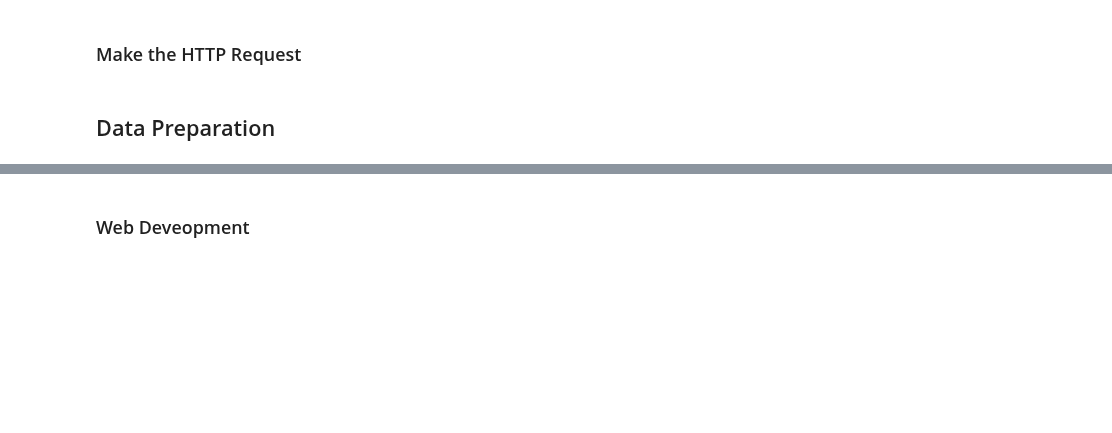
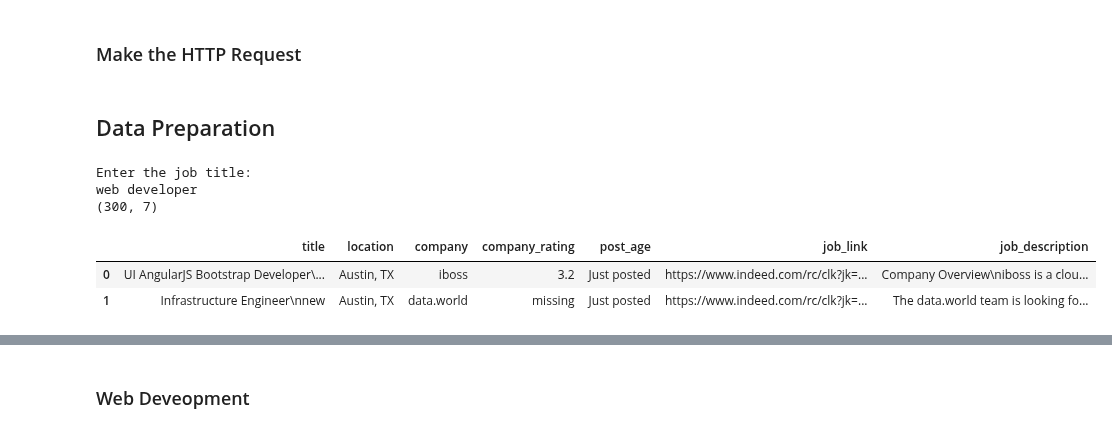
Before and after one commit to Blue-Owl-Data/Job-Search-Dashboard, a Jupyter notebook: notebook/MVP_Shi.ipynb, the cells around one changed output, grey strips where cells are left out. Saved outputs shown, nothing was run; the diff lists cells and outputs as text; code cells hidden in the pictures; blank space fills up the shorter version.

```diff
--- a/notebook/MVP_Shi.ipynb
+++ b/notebook/MVP_Shi.ipynb
@@ -489,0 +516,24 @@ def transform_old_file(df, date_string):
+# %%
+# Load web developer job posts in TX on Feb 23 2021
+
+# Import the file path
+database = env_Shi.database
+
+# Read the daily data scientist jobs in TX
+print("Enter the job title: ")
+job_title = input()
+job_title = job_title.split()
+df_new = pd.read_csv(f"{database}{job_title[0]}_{job_title[1]}_tx_indeed_022321.csv", index_col=0)
+
+# Print the dimentionality
+print(df_new.shape)
+
+# Print the first two rows
+df_new.head(2)
+# %% [output]
+Enter the job title:
+web developer
+(300, 7)
+|  | title | location | company | company_rating | post_age | job_link | job_description |
+| 0 | UI AngularJS Bootstrap Developer\... | Austin, TX | iboss | 3.2 | Just posted | https://www.indeed.com/rc/clk?jk=... | Company Overview\niboss is a clou... |
+| 1 | Infrastructure Engineer\nnew | Austin, TX | data.world | missing | Just posted | https://www.indeed.com/rc/clk?jk=... | The data.world team is looking fo... |
```
Also changed, not shown: parts of 68 cells of this notebook.
